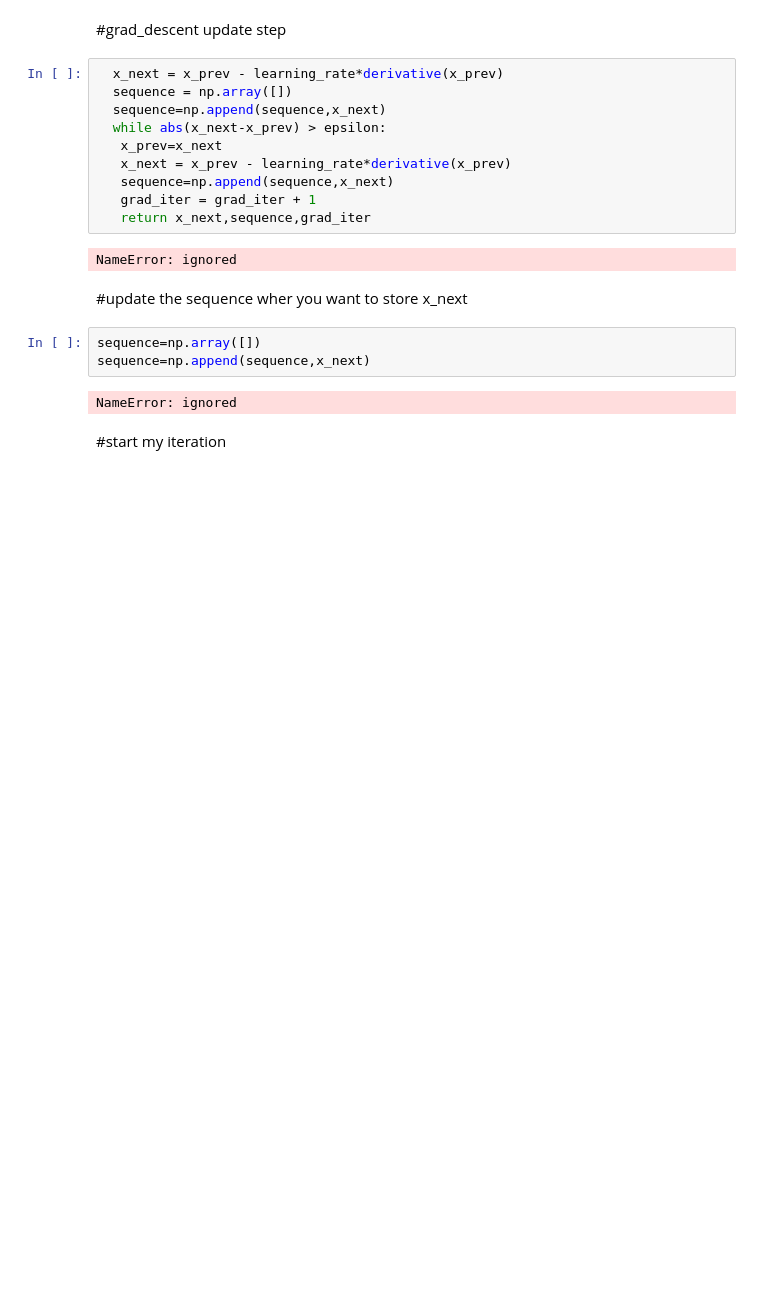
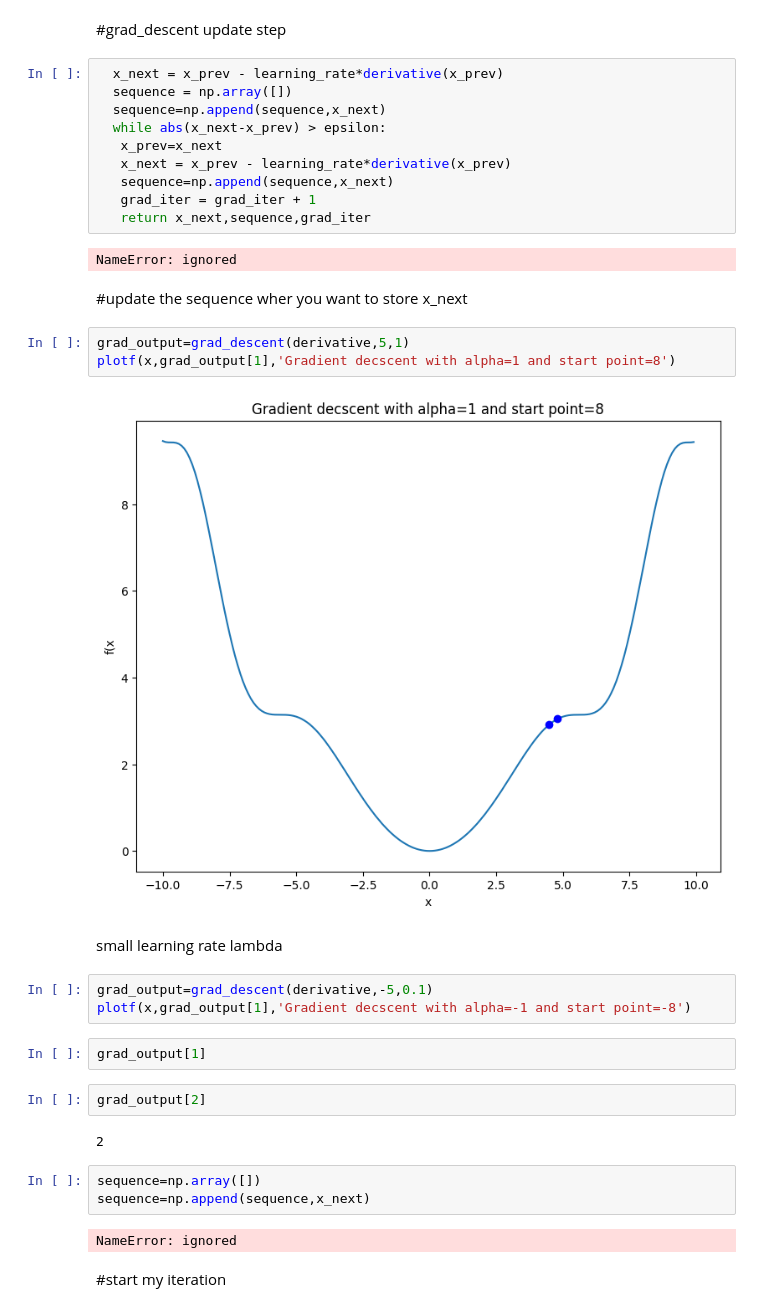
Before and after one commit to shivanginayak-bit/shivanginayak-bit, a Jupyter notebook: Pandas_Operations.ipynb, the cells around one changed output. Cells and saved outputs as stored; diff of their text form; blank space fills up the shorter version.

```diff
--- a/Pandas_Operations.ipynb
+++ b/Pandas_Operations.ipynb
@@ -1297,6 +1297,22 @@ iteration no.
 NameError: ignored
 # %% [markdown]
 #update the sequence wher you want to store x_next
+# %%
+grad_output=grad_descent(derivative,5,1)
+plotf(x,grad_output[1],'Gradient decscent with alpha=1 and start point=8')
+# %% [output]
+[figure, added]
+# %% [markdown]
+small learning rate lambda
+# %%
+grad_output=grad_descent(derivative,-5,0.1)
+plotf(x,grad_output[1],'Gradient decscent with alpha=-1 and start point=-8')
+# %%
+grad_output[1]
+# %%
+grad_output[2]
+# %% [output]
+2
 # %%
 sequence=np.array([])
 sequence=np.append(sequence,x_next)
```
